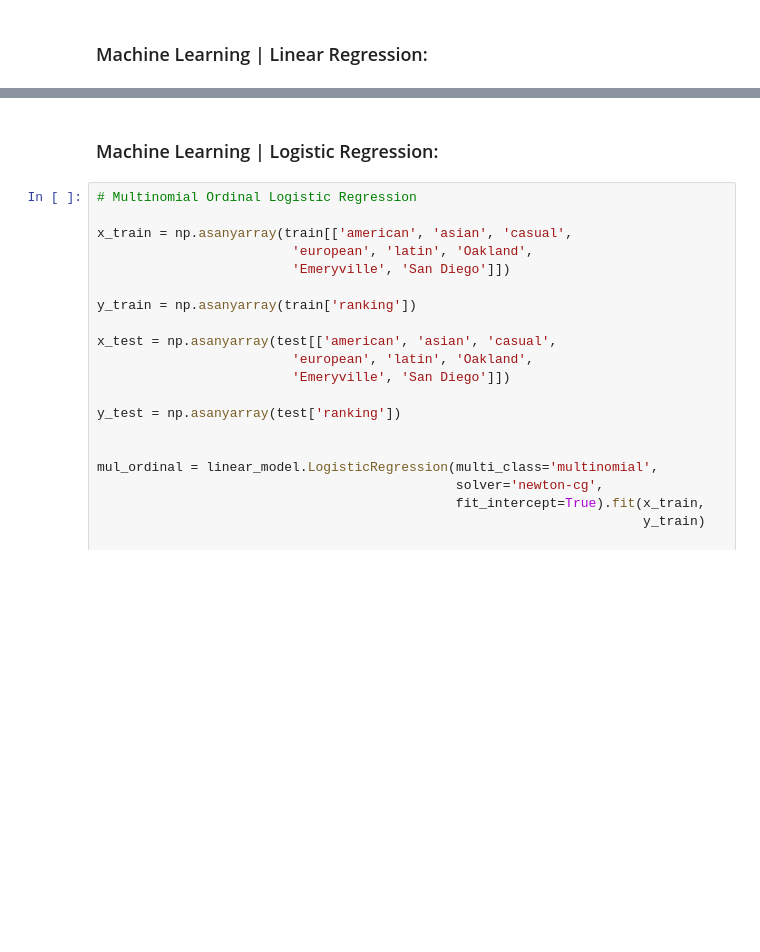
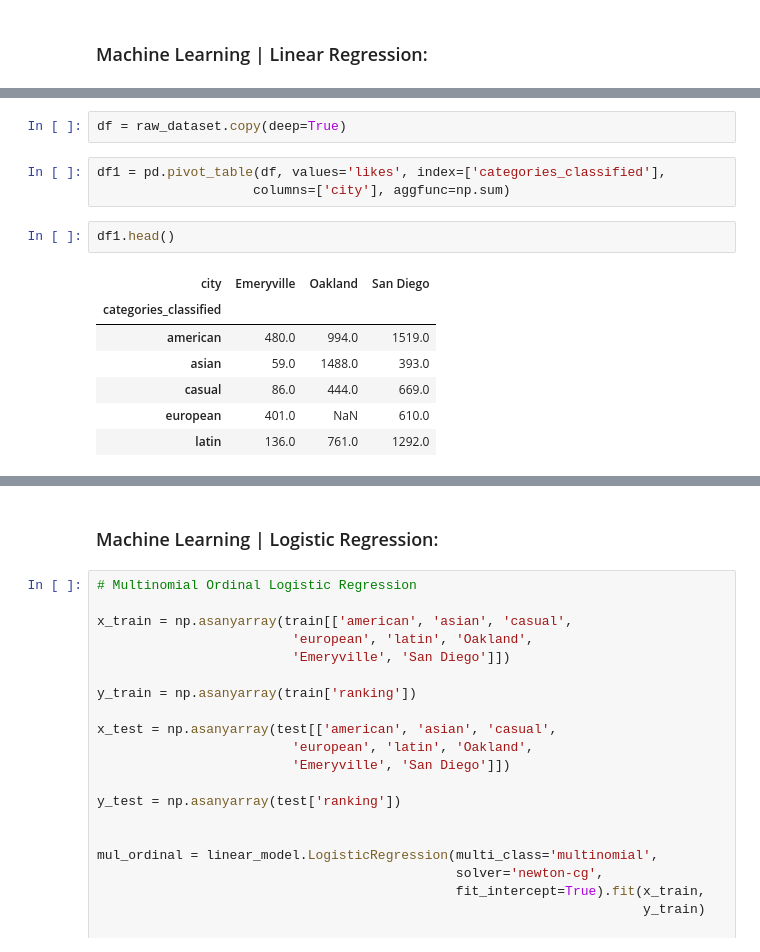
Before and after one commit to grodriguece/Coursera_Capstone, a Jupyter notebook: AppliedDataScienceCapstoneW4.ipynb, the cells around one changed output, grey strips where cells are left out. Drawn from its saved outputs; the diff is of its cells as text; blank space fills up the shorter version.

```diff
--- a/AppliedDataScienceCapstoneW4.ipynb
+++ b/AppliedDataScienceCapstoneW4.ipynb
@@ -568,3 +628,18 @@ reg_dataset.head()
 | 7 | Abura-Ya | 0 | 1 | 0 | 0 | 0 | 0 | 1 | 0 | 1 | ... |
 | 11 | Anula's Cafe | 0 | 0 | 1 | 0 | 0 | 0 | 1 | 0 | 3 | ... |
 | 13 | World Famous Hotboys | 0 | 0 | 1 | 0 | 0 | 0 | 1 | 0 | 3 | ... |
+# %%
+df = raw_dataset.copy(deep=True)
+# %%
+df1 = pd.pivot_table(df, values='likes', index=['categories_classified'],
+                    columns=['city'], aggfunc=np.sum)
+# %%
+df1.head()
+# %% [output]
+| city | Emeryville | Oakland | San Diego |
+| categories_classified |  |  |  |
+| american | 480.0 | 994.0 | 1519.0 |
+| asian | 59.0 | 1488.0 | 393.0 |
+| casual | 86.0 | 444.0 | 669.0 |
+| european | 401.0 | NaN | 610.0 |
+| latin | 136.0 | 761.0 | 1292.0 |
```
Also changed, not shown: parts of 18 cells of this notebook, 1 other file.
